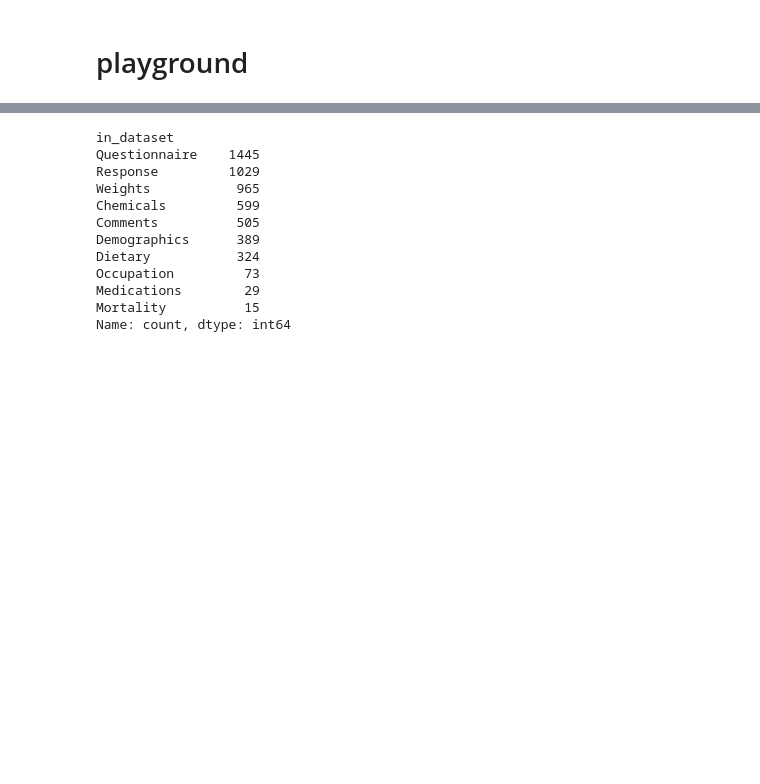
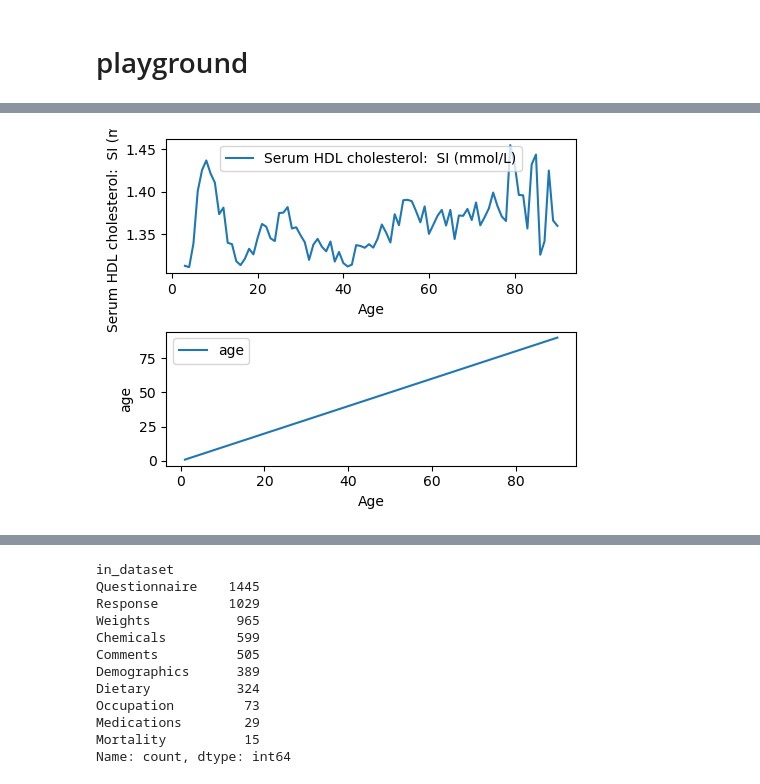
Before and after one commit to NikolayTV/biological-age-estimation, a Jupyter notebook: 0.eda+data_prep.ipynb, the cells around one changed output, grey strips where cells are left out. Drawn from its saved outputs; the diff is of its cells as text; code cells hidden in the pictures; blank space fills up the shorter version.

```diff
--- a/0.eda+data_prep.ipynb
+++ b/0.eda+data_prep.ipynb
@@ -166,0 +366,16 @@ Length: 1625, dtype: int64
+# %%
+results
+
+grouped_df = df.groupby('age')[features].mean()
+
+# Plot each feature against age independently
+fig, axs = plt.subplots(len(features), 1, figsize=(5, 2*len(features)))  # Adjust the figure size as necessary
+
+for i, feature in enumerate(features):
+    axs[i].plot(grouped_df.index, grouped_df[feature], label=feature)
+    axs[i].set_xlabel('Age')
+    axs[i].set_ylabel(feature)
+    axs[i].legend()
+
+plt.tight_layout()
+plt.show()
@@ -298,3 +817,20 @@ features
+# %%
+features = ['Serum HDL cholesterol:  SI (mmol/L)', 'age']
+grouped_df = df.groupby('age')[features].mean()
+
+# Plot each feature against age independently
+fig, axs = plt.subplots(len(features), 1, figsize=(5, 2*len(features)))  # Adjust the figure size as necessary
+
+for i, feature in enumerate(features):
+    axs[i].plot(grouped_df.index, grouped_df[feature], label=feature)
+    axs[i].set_xlabel('Age')
+    axs[i].set_ylabel(feature)
+    axs[i].legend()
+
+plt.tight_layout()
+plt.show()
+# %% [output]
+[figure, added]
 # %%
 # dem = pd.read_csv('../data/nhanes_1994-2018/demographics_clean.csv', index_col=0)
 # dem
```
Also changed, not shown: parts of 23 cells of this notebook, 3 other files.
